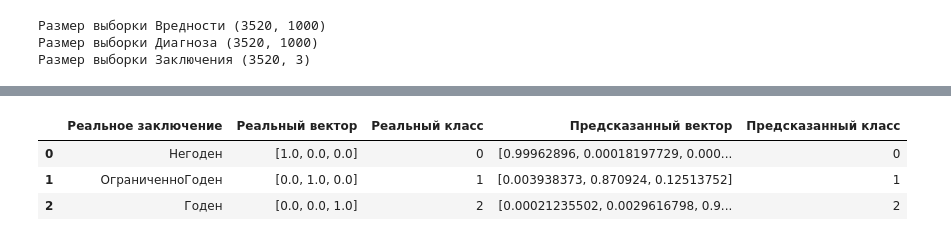
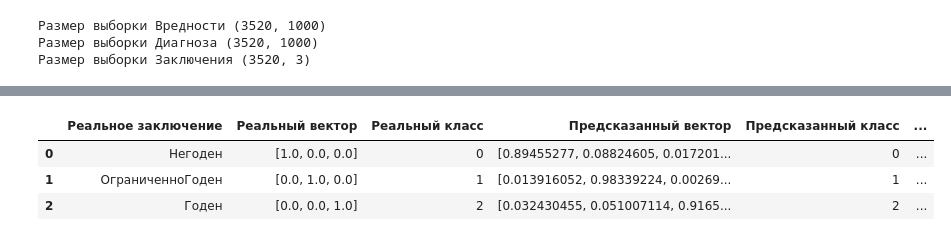
Before and after one commit to Untick/InspectrumClinic_RecSys, a Jupyter notebook: Zemlyakov_Serj/Int_1_Профпатолог_2_00.ipynb, the cells around one changed output, grey strips where cells are left out. Saved outputs shown, nothing was run; the diff lists cells and outputs as text; code cells hidden in the pictures.

```diff
--- a/Zemlyakov_Serj/Int_1_Профпатолог_2_00.ipynb
+++ b/Zemlyakov_Serj/Int_1_Профпатолог_2_00.ipynb
@@ -684,28 +684,34 @@ input2 = Input((x_train_Diag.shape[1],))
 x1 = input1                               # Ветка 1
 x1 = Dense(1000, activation="relu")(x1)
 x1 = Dense(4000, activation="relu")(x1)
-x1 = Dropout(0.1)(x1)
+x1 = Dropout(0.2)(x1)
 x1 = BatchNormalization()(x1)
-x1 = Dense(500, activation="relu")(x1)
-x1 = Dropout(0.1)(x1)
+x1 = Dense(2000, activation="relu")(x1)
+x1 = Dropout(0.2)(x1)
 x1 = BatchNormalization()(x1)
-x1 = Dense(100, activation="relu")(x1)
+x1 = Dense(1000, activation="relu")(x1)
 
 x2 = input2                               # Ветка 2
 x2 = Dense(1000, activation="relu")(x2)
 x2 = Dense(4000, activation="relu")(x2)
-x2 = Dropout(0.1)(x2)
+x2 = Dropout(0.2)(x2)
 x2 = BatchNormalization()(x2)
-x2 = Dense(500, activation="relu")(x2)
-x2 = Dropout(0.1)(x2)
+x2 = Dense(2000, activation="relu")(x2)
+x2 = Dropout(0.2)(x2)
 x2 = BatchNormalization()(x2)
-x2 = Dense(100, activation="relu")(x2)
+x2 = Dense(1000, activation="relu")(x2)
 
 x = concatenate([x1, x2])             # Объединение 2 веток
 
-x = Dense(100, activation='relu')(x)       # Промежуточный слой
+x = Dense(1000, activation='relu')(x)       # Промежуточный слой
 x = Dropout(0.2)(x)
+x = BatchNormalization()(x)
+x = Dense(100, activation='relu')(x)
+x = Dropout(0.2)(x)
+x = BatchNormalization()(x)
 x = Dense(10, activation='relu')(x)
+x = Dropout(0.1)(x)
+x = BatchNormalization()(x)
 x = Dense(CLASS_COUNT, activation='softmax')(x)      # Финальный слой
 
 # В Model передаются входы и выход
@@ -819,7 +825,6 @@ n_0 = random.choice(indexes_0)
 n_1 = random.choice(indexes_1)
 n_2 = random.choice(indexes_2)
 
-
 y_pred = model_final.predict([x_train_harm, x_train_Diag])
 
 y = np.argmax(y_pred, axis=-1)
@@ -829,6 +834,8 @@ df_pred = pd.DataFrame({'Реальное заключение': ['Негоде
                    'Реальный класс': [y_data[n_0], y_data[n_1], y_data[n_2]],
                    'Предсказанный вектор': [y_pred[n_0], y_pred[n_1], y_pred[n_2]],
                    'Предсказанный класс': [y[n_0], y[n_1], y[n_2]],
+                   'Вредный фактор': [dffix5.iloc[n_0][1], dffix5.iloc[n_1][1], dffix5.iloc[n_2][1]],
+                   'Сводный диагноз': [dffix5.iloc[n_0][2], dffix5.iloc[n_1][2], dffix5.iloc[n_2][2]]
                    })
 df_pred
 # %% [output]
@@ -836,4 +843,4 @@ df_pred
-|  | Реальное заключение | Реальный вектор | Реальный класс | Предсказанный вектор | Предсказанный класс |
-| 0 | Негоден | [1.0, 0.0, 0.0] | 0 | [0.99962896, 0.00018197729, 0.000... | 0 |
-| 1 | ОграниченноГоден | [0.0, 1.0, 0.0] | 1 | [0.003938373, 0.870924, 0.12513752] | 1 |
-| 2 | Годен | [0.0, 0.0, 1.0] | 2 | [0.00021235502, 0.0029616798, 0.9... | 2 |
+|  | Реальное заключение | Реальный вектор | Реальный класс | Предсказанный вектор | Предсказанный класс | ... |
+| 0 | Негоден | [1.0, 0.0, 0.0] | 0 | [0.89455277, 0.08824605, 0.017201... | 0 | ... |
+| 1 | ОграниченноГоден | [0.0, 1.0, 0.0] | 1 | [0.013916052, 0.98339224, 0.00269... | 1 | ... |
+| 2 | Годен | [0.0, 0.0, 1.0] | 2 | [0.032430455, 0.051007114, 0.9165... | 2 | ... |
```
Also changed, not shown: parts of 5 cells of this notebook.
